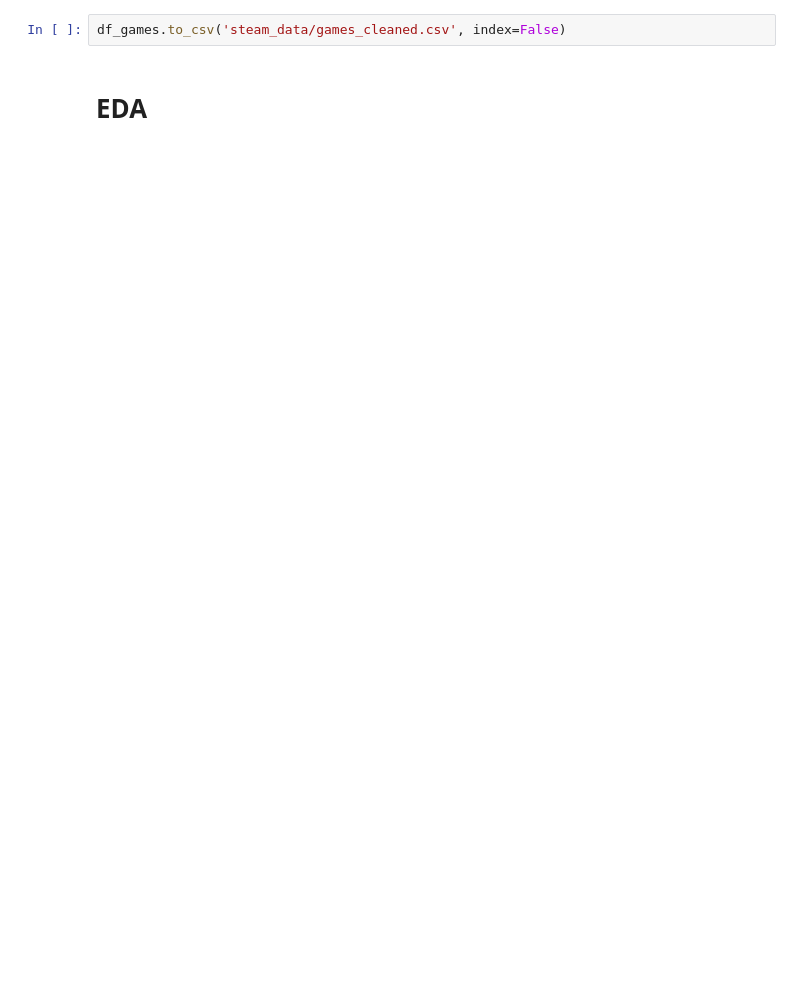
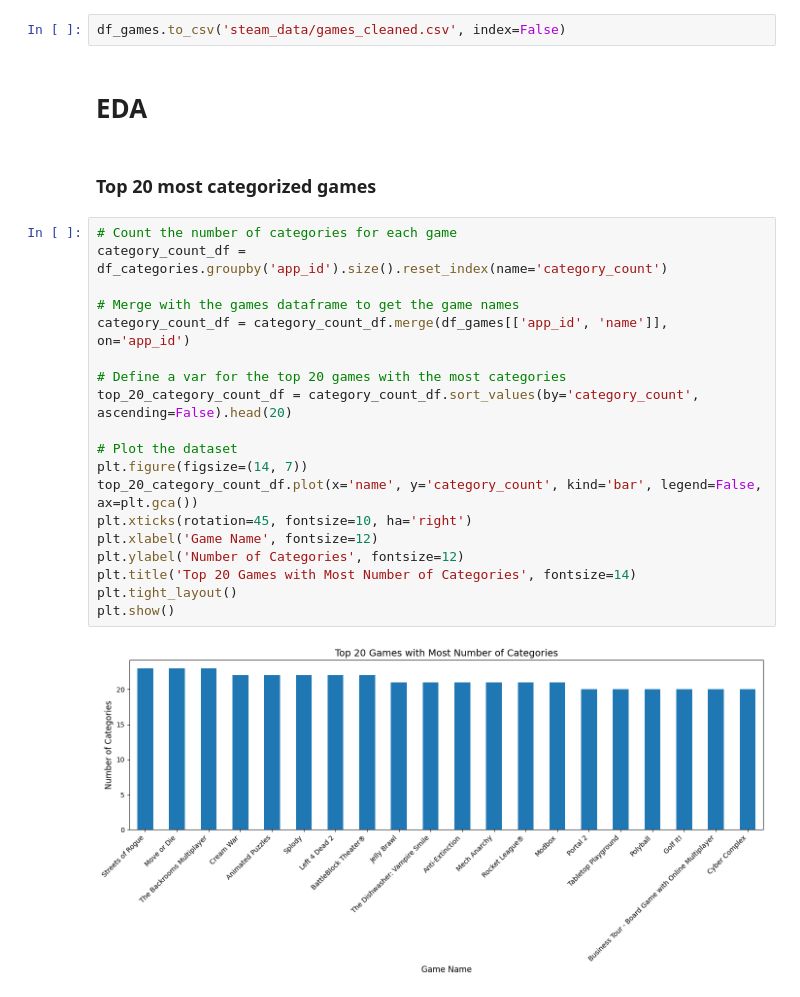
Before and after one commit to rifolio/steam-insights, a Jupyter notebook: main.ipynb, the cells around one changed output. Drawn from its saved outputs; the diff is of its cells as text; blank space fills up the shorter version.

Commit message:
playing around with genres and categories

```diff
--- a/main.ipynb
+++ b/main.ipynb
@@ -68,3 +71,26 @@ df_games['languages'] = df_games['languages'].str.replace(r'\s*with full audio s
 df_games.to_csv('steam_data/games_cleaned.csv', index=False)
 # %% [markdown]
 # EDA
+# %% [markdown]
+### Top 20 most categorized games
+# %%
+# Count the number of categories for each game
+category_count_df = df_categories.groupby('app_id').size().reset_index(name='category_count')
+
+# Merge with the games dataframe to get the game names
+category_count_df = category_count_df.merge(df_games[['app_id', 'name']], on='app_id')
+
+# Define a var for the top 20 games with the most categories
+top_20_category_count_df = category_count_df.sort_values(by='category_count', ascending=False).head(20)
+
+# Plot the dataset
+plt.figure(figsize=(14, 7))
+top_20_category_count_df.plot(x='name', y='category_count', kind='bar', legend=False, ax=plt.gca())
+plt.xticks(rotation=45, fontsize=10, ha='right')
+plt.xlabel('Game Name', fontsize=12)
+plt.ylabel('Number of Categories', fontsize=12)
+plt.title('Top 20 Games with Most Number of Categories', fontsize=14)
+plt.tight_layout()
+plt.show()
+# %% [output]
+[figure, added]
```
Also changed, not shown: parts of 12 cells of this notebook.
